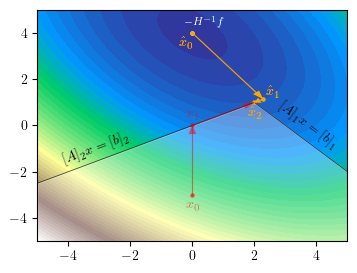
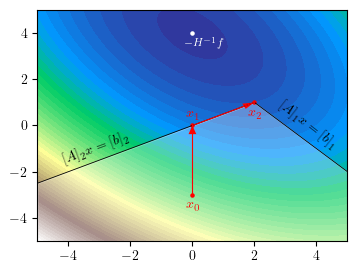
The change to this notebook cell's code, shown as a diff; its figure went from the first image to the second:
--- before
+++ after
@@ -1,3 +1,3 @@
-# Figure: Dual steps mapped to primal
+# Figure: Steps to solve primal QP
 
 # Enable LaTeX rendering
@@ -30,7 +30,7 @@
     
 # Plot constraint lines
-plt.plot(x1, y1, 'r-', label=r'$x + y \leq 3$',color = "black",lw =0.6,alpha = 0.7)
-plt.text(x1[7], y1[7]-0.3, s=r'$[A]_1x = [b]_1$', fontsize=10, color='black', ha='left', va='center',rotation=-37)
-plt.plot(x2, y2, 'b-', label=r'$x - 2y \leq 0$',color = "black",lw=0.6,alpha = 0.7)
+plt.plot(x1, y1, 'r-', label=r'$x + y \leq 3$',color = "black",lw =0.6)
+plt.text(x1[7], y1[7]-0.3, s=r'$[A]_1x = [b]_1$', fontsize=10, color='black', ha='left', va='center',rotation=-38)
+plt.plot(x2, y2, 'b-', label=r'$x - 2y \leq 0$',color = "black",lw=0.6)
 plt.text(x2[30], y2[30], s=r'$[A]_2x = [b]_2$', fontsize=10, color='black', ha='right', va='center',rotation=20)
 
@@ -40,5 +40,5 @@
 print(middle_point)
 plt.scatter(middle_point[0],middle_point[1],color = "white", s = 5)
-plt.text(middle_point[0]+1, middle_point[1]+0.7, r'$-H^{-1}f$', fontsize=8, color='white', ha='right', va='top')
+plt.text(middle_point[0]+1, middle_point[1]-0.2, r'$-H^{-1}f$', fontsize=8, color='white', ha='right', va='top')
 
 # Shade the feasible region
@@ -49,40 +49,21 @@
 # plt.text(2, 1, r'$x^*$', fontsize=10, color='black', ha='right', va='bottom')
 
-# Primal Steps
-plt.scatter(0,-3,color = "red", s = 5,alpha = 0.5)
-plt.text(0, -3-0.2, r'$x_0$', fontsize=10, color='red', ha='center', va='top',alpha = 0.5)
-plt.plot([0,0], [-3,0], 'b-', color = "red",lw=0.8,alpha = 0.5)
-plt.arrow(0, -1.5, 0,1.5, shape='full', lw=0, length_includes_head=True, head_width=.25,color = "red",alpha = 0.5)
+# Steps
+plt.scatter(0,-3,color = "red", s = 5)
+plt.text(0, -3-0.2, r'$x_0$', fontsize=10, color='red', ha='center', va='top')
+plt.plot([0,0], [-3,0], 'b-', color = "red",lw=0.8)
+plt.arrow(0, -1.5, 0,1.5, shape='full', lw=0, length_includes_head=True, head_width=.25,color = "red")
 
-plt.scatter(0,0,color = "red", s = 5,alpha = 0.5)
-plt.text(0, 0+0.2, r'$x_1$', fontsize=10, color='red', ha='center', va='bottom',alpha = 0.5)
-plt.plot([0,2], [0,1], 'b-', color = "red",lw=0.8,alpha = 0.5)
-plt.arrow(0, 0, 2,1, shape='full', lw=0, length_includes_head=True, head_width=.25,color = "red",alpha = 0.5)
+plt.scatter(0,0,color = "red", s = 5)
+plt.text(0, 0+0.2, r'$x_1$', fontsize=10, color='red', ha='center', va='bottom')
+plt.plot([0,2], [0,1], 'b-', color = "red",lw=0.8)
+plt.arrow(0, 0, 2,1, shape='full', lw=0, length_includes_head=True, head_width=.25,color = "red")
 
-#plt.scatter(2,1,color = "red", s = 5, alpha = 0.5)
-#plt.text(2, 1-0.2, r'$x_2$', fontsize=10, color='orange', ha='center', va='top')
-
-#Dual Steps
-plt.scatter(0,4,color = "orange", s = 5)
-plt.text(0-0.2, 4-0.2, r'$\hat{x}_0$', fontsize=10, color='orange', ha='center', va='top')
-plt.text(0-0.2, 4-0.2, r'$\hat{x}_0$', fontsize=10, color='orange', ha='center', va='top')
-
-plt.plot([0,16/7], [4,8/7], 'b-', color = "orange",lw=0.8)
-plt.arrow(0, 4, 16/7,8/7-4, shape='full', lw=0, length_includes_head=True, head_width=.25,color = "orange")
-
-plt.scatter(16/7,8/7,color = "orange", s = 5)
-plt.text(16/7+0.3, 8/7, r'$\hat{x}_1$', fontsize=10, color='orange', ha='center', va='bottom')
-plt.text(16/7+0.3, 8/7, r'$\hat{x}_1$', fontsize=10, color='orange', ha='center', va='bottom')
-plt.plot([16/7,2], [8/7,1], 'b-', color = "orange",lw=0.8)
-plt.arrow(16/7, 8/7, 2-16/7,1-8/7, shape='full', lw=0, length_includes_head=True, head_width=.25,color = "orange",head_length = 0.2)
-
-plt.scatter(2,1,color = "orange", s = 5)
-plt.text(2, 1-0.2, r'$\hat{x}_2$', fontsize=10, color='orange', ha='center', va='top')
-plt.text(2, 1-0.2, r'$\hat{x}_2$', fontsize=10, color='orange', ha='center', va='top')
-
+plt.scatter(2,1,color = "red", s = 5)
+plt.text(2, 1-0.2, r'$x_2$', fontsize=10, color='red', ha='center', va='top')
 # Labels
 plt.xlim(-5, 5)
 plt.ylim(-5, 5)
 
-plt.savefig(f"figures/example_dual_qp_steps_mapped_to_primal")
+plt.savefig(f"figures/example_primal_qp_steps.png")
 plt.show()

Commit: new figure added